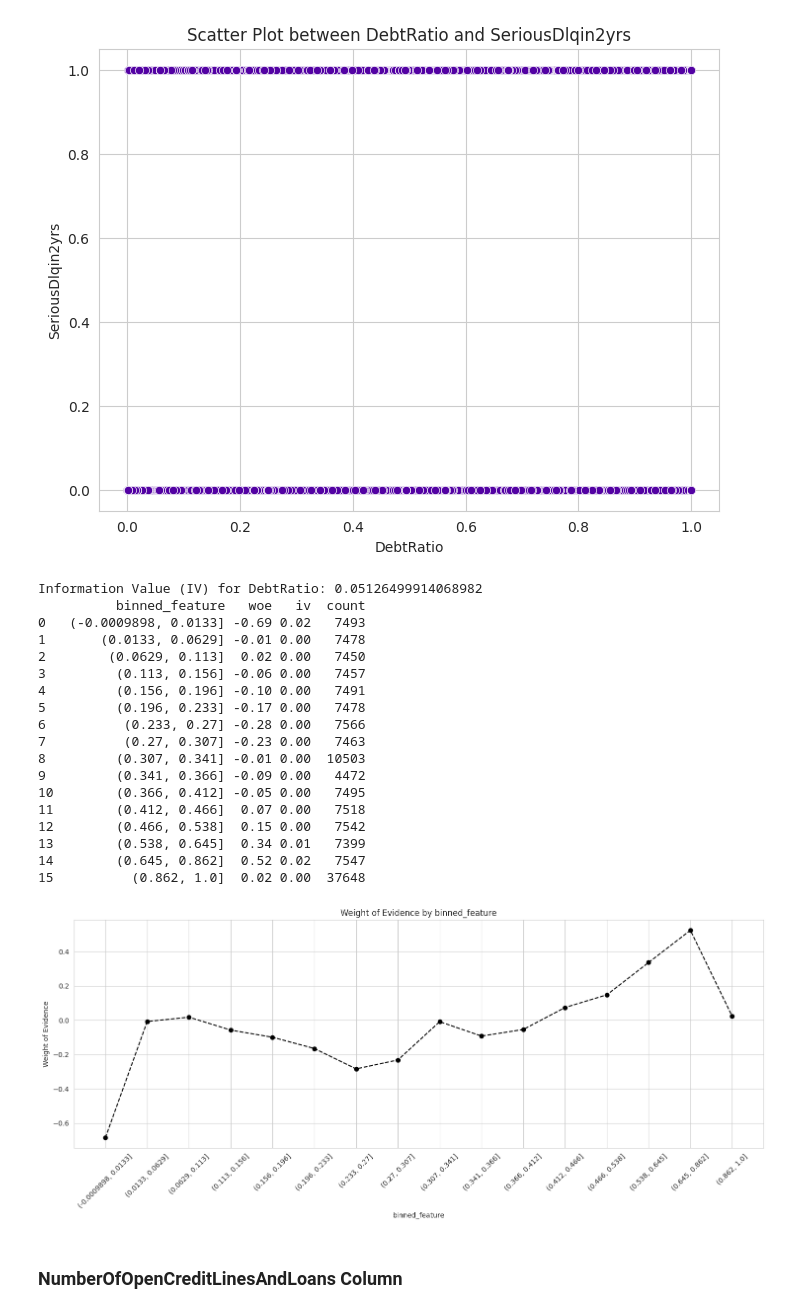
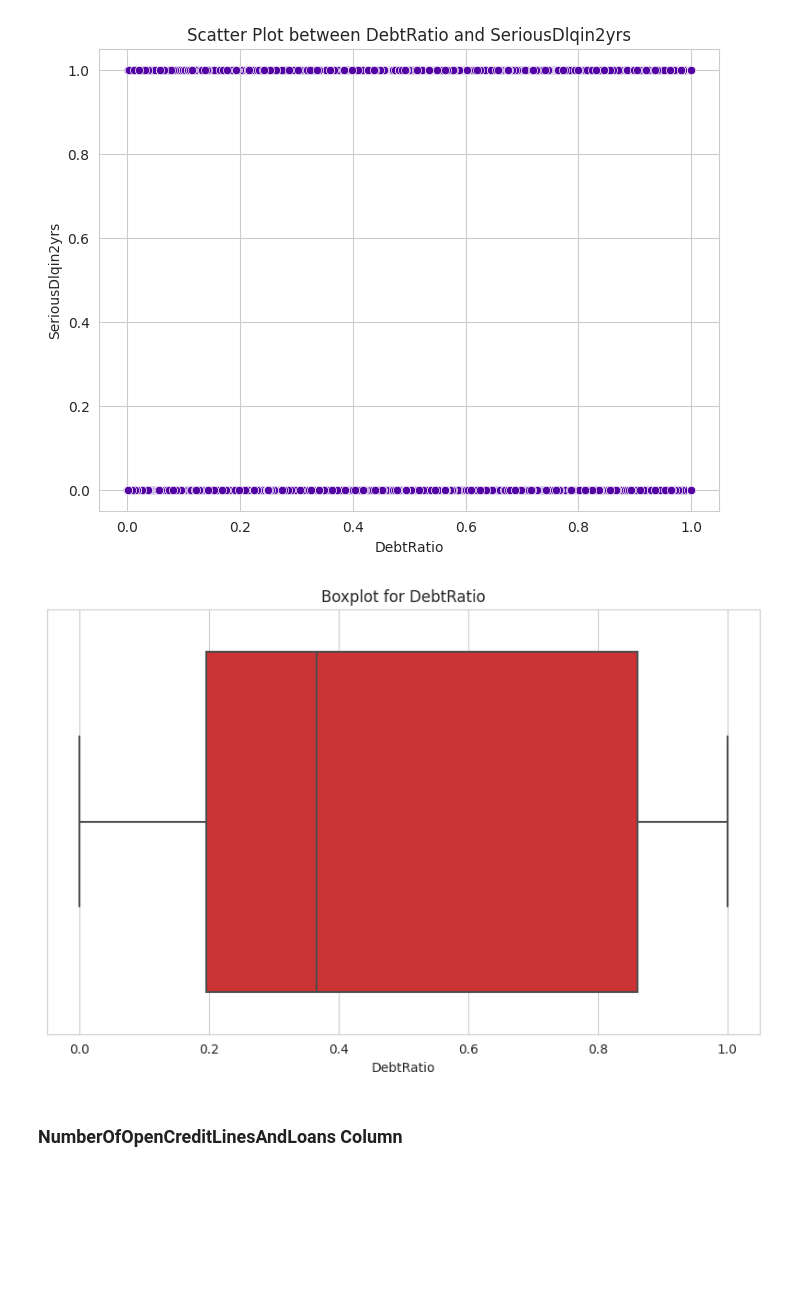
Before and after one commit to Saba-a11/Kaggle_Credit_Score, a Jupyter notebook: CreditModel.ipynb, the cells around one changed output. Drawn from its saved outputs; the diff is of its cells as text; code cells hidden in the pictures; blank space fills up the shorter version.

```diff
--- a/CreditModel.ipynb
+++ b/CreditModel.ipynb
@@ -640,0 +684,3 @@ array([0.33333333, 0.        , 0.66666667, 0.16666667, 2.33333333,
+# %%
+upper_bound = 0.833
+combined_data.loc[combined_data['OverduePaymentIndicatorsWeightedAverage'] > upper_bound, 'OverduePaymentIndicatorsWeightedAverage'] = upper_bound
@@ -703,7 +780,7 @@ Correlation between DebtRatio and SeriousDlqin2yrs: -0.00760211982645619
 # %%
 # Set lower bound for DebtRatio is zero and upper bound for DebtRatio more than 1
 upper_bound = 1
-lower_bound = combined_data.loc[(combined_data["MonthlyIncome"] < 5000) & ~(combined_data["DebtRatio"] == 0) ]["DebtRatio"].quantile(0.5)
+lower_bound = 0.34  # combined_data.loc[(combined_data["MonthlyIncome"] < 5000) & ~(combined_data["DebtRatio"] == 0) ]["DebtRatio"].quantile(0.5) = 0.34
 
 # Apply winsorizing using .loc[]
 combined_data.loc[combined_data['DebtRatio'] > upper_bound, 'DebtRatio'] = upper_bound
@@ -728,30 +805,8 @@ combined_data[["DebtRatio"]].describe()
 scatter_plot(combined_data, 'DebtRatio', 'SeriousDlqin2yrs')
 # %% [output]
 [figure]
-# %%
-woe_iv_result = calculate_woe_iv(combined_data, 'SeriousDlqin2yrs', 'DebtRatio', bins=20)
-print(woe_iv_result)
-# %% [output]
-Information Value (IV) for DebtRatio: 0.05126499914068982
-          binned_feature   woe   iv  count
-0   (-0.0009898, 0.0133] -0.69 0.02   7493
-1       (0.0133, 0.0629] -0.01 0.00   7478
-2        (0.0629, 0.113]  0.02 0.00   7450
-3         (0.113, 0.156] -0.06 0.00   7457
-4         (0.156, 0.196] -0.10 0.00   7491
-5         (0.196, 0.233] -0.17 0.00   7478
-6          (0.233, 0.27] -0.28 0.00   7566
-7          (0.27, 0.307] -0.23 0.00   7463
-8         (0.307, 0.341] -0.01 0.00  10503
-9         (0.341, 0.366] -0.09 0.00   4472
-10        (0.366, 0.412] -0.05 0.00   7495
-11        (0.412, 0.466]  0.07 0.00   7518
-12        (0.466, 0.538]  0.15 0.00   7542
-13        (0.538, 0.645]  0.34 0.01   7399
-14        (0.645, 0.862]  0.52 0.02   7547
-15          (0.862, 1.0]  0.02 0.00  37648
-# %%
-plot_woe(woe_iv_result, 45)
-# %% [output]
-[figure, removed]
+# %%
+box_plot(combined_data, 'DebtRatio')
+# %% [output]
+[figure, added]
 # %%
```
Also changed, not shown: parts of 38 cells of this notebook.
